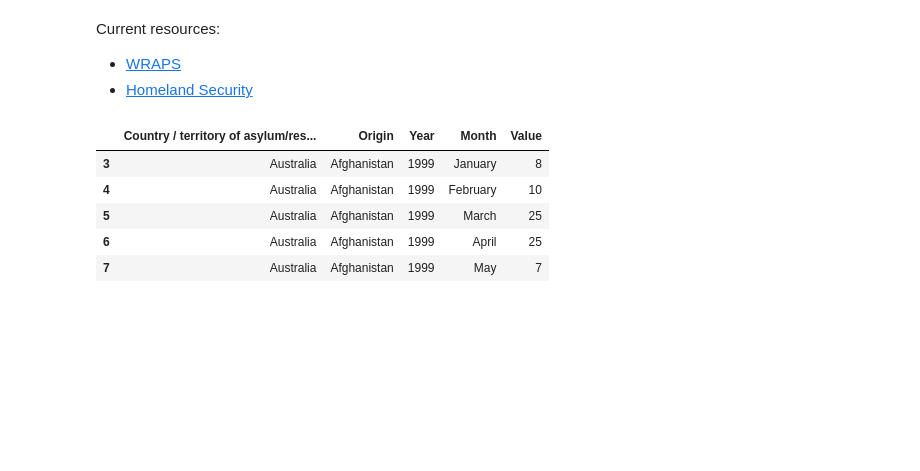
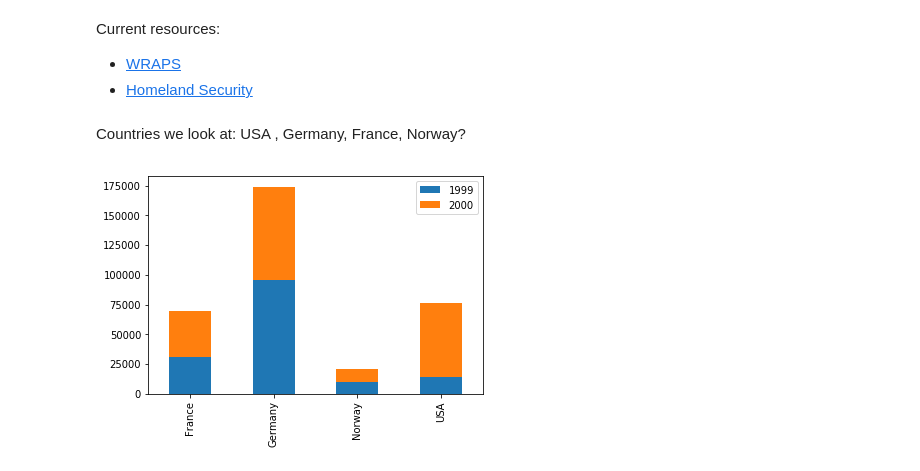
Before and after one commit to jordanrmess/USrefugees, a Jupyter notebook: final.ipynb, the cells around one changed output. Drawn from its saved outputs; the diff is of its cells as text; code cells hidden in the pictures; blank space fills up the shorter version.

```diff
--- a/final.ipynb
+++ b/final.ipynb
@@ -23,10 +23 @@ df.columns = ['Country / territory of asylum/residence	', 'Origin', 'Year','Mont
 df = df.iloc[3:]
-# %%
-df.head()
-# %% [output]
-|  | Country / territory of asylum/res... | Origin | Year | Month | Value |
-| 3 | Australia | Afghanistan | 1999 | January | 8 |
-| 4 | Australia | Afghanistan | 1999 | February | 10 |
-| 5 | Australia | Afghanistan | 1999 | March | 25 |
-| 6 | Australia | Afghanistan | 1999 | April | 25 |
-| 7 | Australia | Afghanistan | 1999 | May | 7 |
@@ -32,0 +27,14 @@ df.head()
+# %% [markdown]
+Countries we look at: USA , Germany, France, Norway?
+# %%
+df1999=country_df.loc[country_df['Year'] == '1999']
+df2000=country_df.loc[country_df['Year'] == '2000']
+# %%
+index= ['France','Germany','Norway','USA']
+firstyear = df1999['Value'].values
+secondyear = df2000['Value'].values
+
+df = pd.DataFrame({'1999': firstyear,'2000': secondyear}, index=index)
+ax = df.plot.bar(stacked=True)
+# %% [output]
+[figure, added]
```
Also changed, not shown: parts of 15 cells of this notebook, 2 other files.
